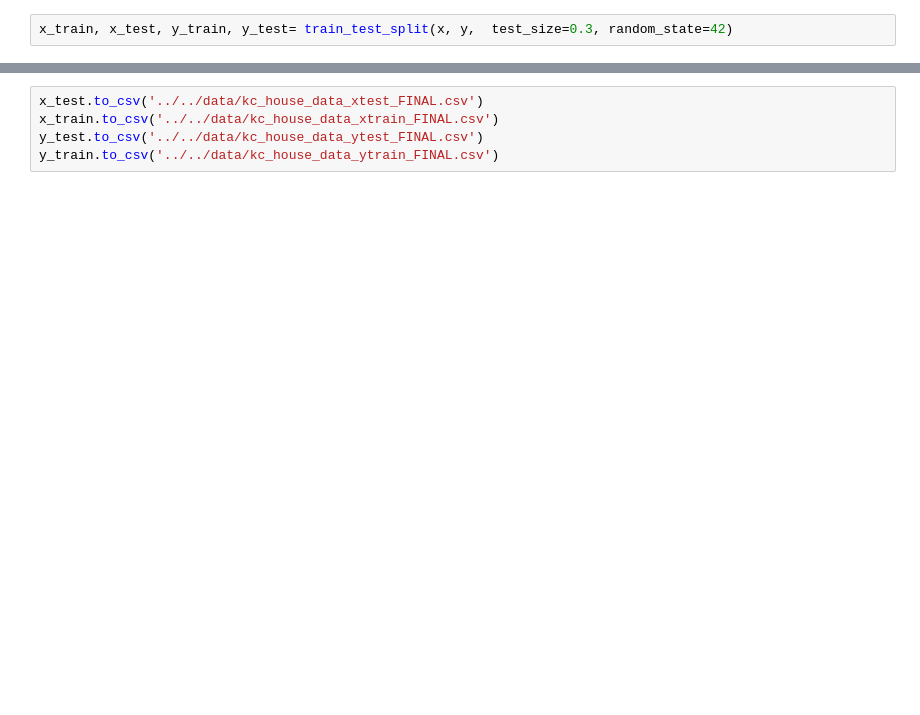
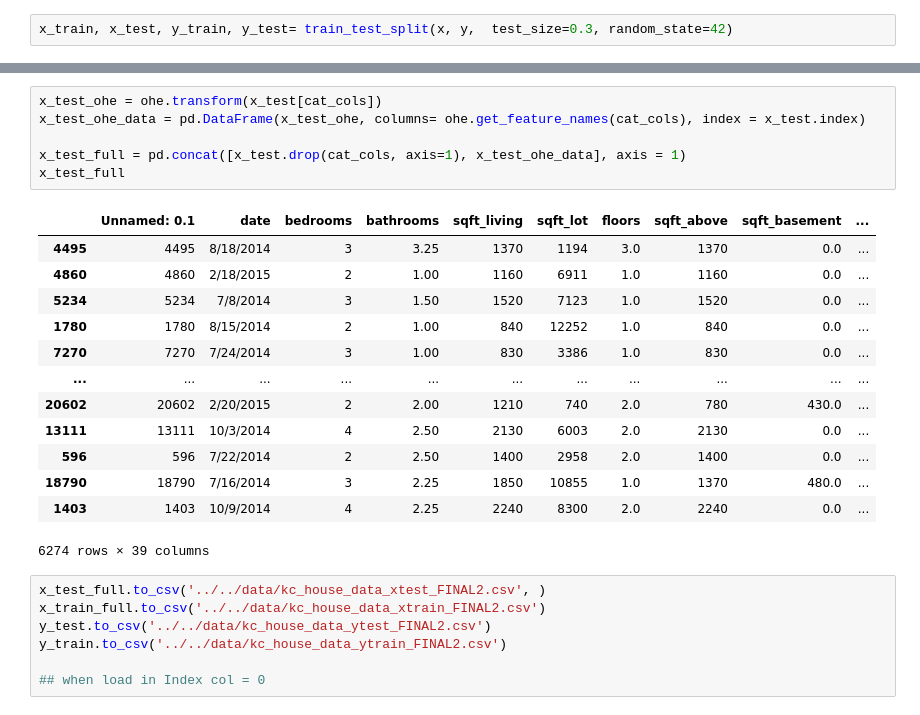
Before and after one commit to Shoemaker703/home_sales_analysis_project, a Jupyter notebook: notebooks/Alex M/Train_Test_Split.ipynb, the cells around one changed output, grey strips where cells are left out. Cells and saved outputs as stored; diff of their text form; blank space fills up the shorter version.

```diff
--- a/notebooks/Alex M/Train_Test_Split.ipynb
+++ b/notebooks/Alex M/Train_Test_Split.ipynb
@@ -49,5 +120,27 @@ x_test.describe()
+# %%
+x_test_ohe = ohe.transform(x_test[cat_cols])
+x_test_ohe_data = pd.DataFrame(x_test_ohe, columns= ohe.get_feature_names(cat_cols), index = x_test.index)
+
+x_test_full = pd.concat([x_test.drop(cat_cols, axis=1), x_test_ohe_data], axis = 1)
+x_test_full
+# %% [output]
+|  | Unnamed: 0.1 | date | bedrooms | bathrooms | sqft_living | sqft_lot | floors | sqft_above | sqft_basement | ... |
+| 4495 | 4495 | 8/18/2014 | 3 | 3.25 | 1370 | 1194 | 3.0 | 1370 | 0.0 | ... |
+| 4860 | 4860 | 2/18/2015 | 2 | 1.00 | 1160 | 6911 | 1.0 | 1160 | 0.0 | ... |
+| 5234 | 5234 | 7/8/2014 | 3 | 1.50 | 1520 | 7123 | 1.0 | 1520 | 0.0 | ... |
+| 1780 | 1780 | 8/15/2014 | 2 | 1.00 | 840 | 12252 | 1.0 | 840 | 0.0 | ... |
+| 7270 | 7270 | 7/24/2014 | 3 | 1.00 | 830 | 3386 | 1.0 | 830 | 0.0 | ... |
+| ... | ... | ... | ... | ... | ... | ... | ... | ... | ... | ... |
+| 20602 | 20602 | 2/20/2015 | 2 | 2.00 | 1210 | 740 | 2.0 | 780 | 430.0 | ... |
+| 13111 | 13111 | 10/3/2014 | 4 | 2.50 | 2130 | 6003 | 2.0 | 2130 | 0.0 | ... |
+| 596 | 596 | 7/22/2014 | 2 | 2.50 | 1400 | 2958 | 2.0 | 1400 | 0.0 | ... |
+| 18790 | 18790 | 7/16/2014 | 3 | 2.25 | 1850 | 10855 | 1.0 | 1370 | 480.0 | ... |
+| 1403 | 1403 | 10/9/2014 | 4 | 2.25 | 2240 | 8300 | 2.0 | 2240 | 0.0 | ... |
+6274 rows × 39 columns
 # %%
-x_test.to_csv('../../data/kc_house_data_xtest_FINAL.csv')
-x_train.to_csv('../../data/kc_house_data_xtrain_FINAL.csv')
-y_test.to_csv('../../data/kc_house_data_ytest_FINAL.csv')
-y_train.to_csv('../../data/kc_house_data_ytrain_FINAL.csv')
+x_test_full.to_csv('../../data/kc_house_data_xtest_FINAL2.csv', )
+x_train_full.to_csv('../../data/kc_house_data_xtrain_FINAL2.csv')
+y_test.to_csv('../../data/kc_house_data_ytest_FINAL2.csv')
+y_train.to_csv('../../data/kc_house_data_ytrain_FINAL2.csv')
+
+## when load in Index col = 0
```
Also changed, not shown: parts of 10 cells of this notebook, 5 other files.
